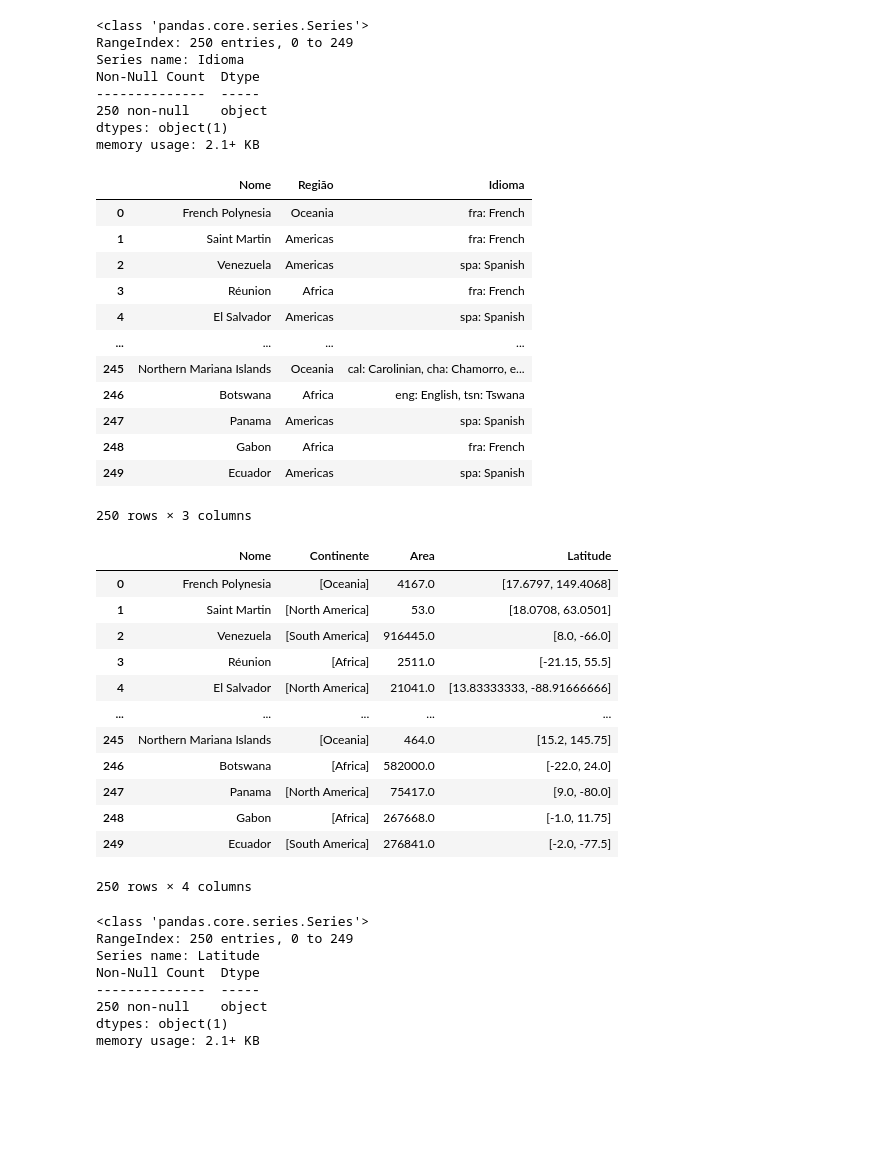
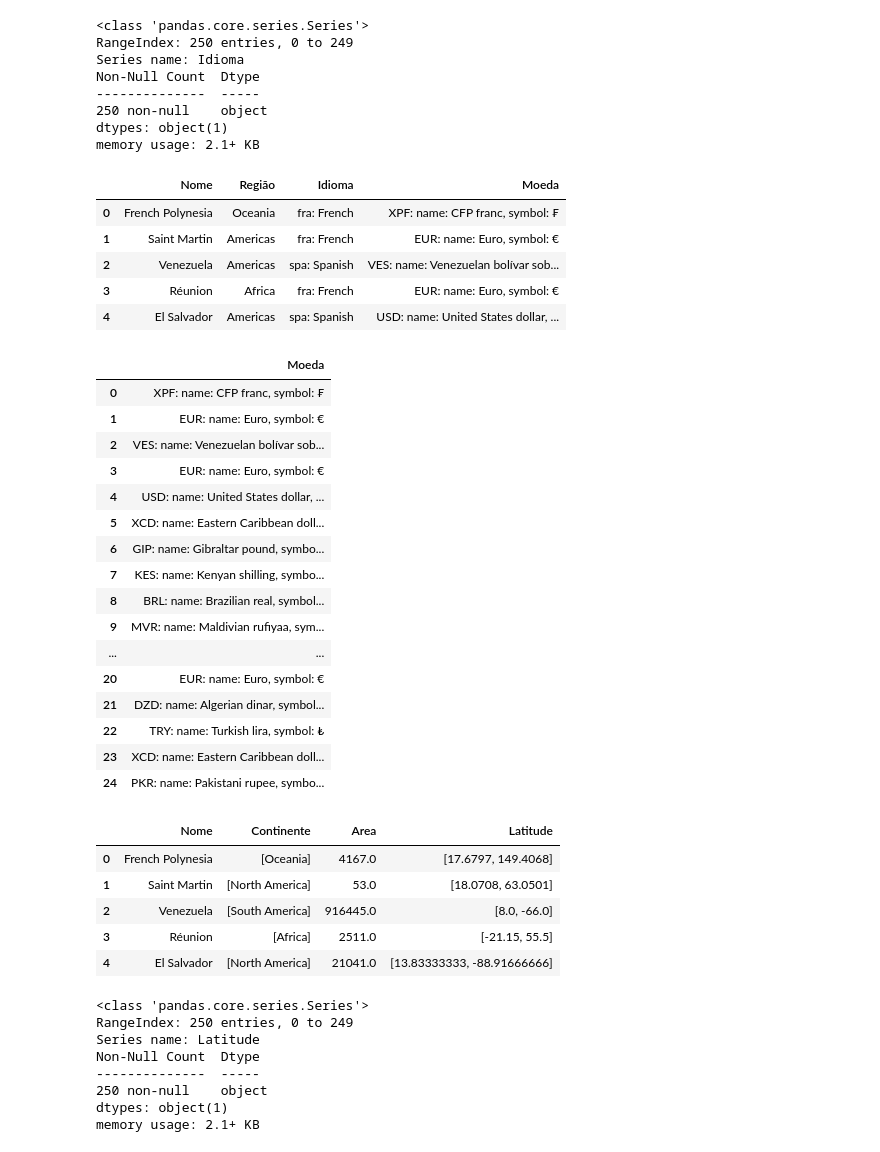
Before and after one commit to Daniel-ps16/Projeto_Final_Python, a Jupyter notebook: Projeto 01.ipynb, the cells around one changed output. Cells and saved outputs as stored; diff of their text form; code cells hidden in the pictures; blank space fills up the shorter version.

```diff
--- a/Projeto 01.ipynb
+++ b/Projeto 01.ipynb
@@ -43,6 +43,7 @@ continents   =[pais['continents'] for pais in data_json]
 area         =[pais['area'] for pais in data_json]
 latitute     =[pais['latlng'] for pais in data_json]
 linguagens   =[pais.get('languages', 'N/A') for pais in data_json]
+moeda        =[pais.get('currencies') for pais in data_json]
 
 
 pop_paises = pd.DataFrame({
@@ -55,7 +56,8 @@ pop_paises = pd.DataFrame({
 reg_paises = pd.DataFrame({
     'Nome' : nome,
     'Região' : region,
-    'Idioma' : linguagens
+    'Idioma' : linguagens,
+    'Moeda'  : moeda
 })
 
 con_paises = pd.DataFrame({
@@ -136,28 +131,46 @@ dtypes: object(1)
 memory usage: 2.1+ KB
 # %%
 reg_paises['Idioma'] = reg_paises['Idioma'].astype(str)
+reg_paises['Moeda'] = reg_paises['Moeda'].astype(str)
 # %%
 reg_paises['Idioma'] = reg_paises['Idioma'].str.replace('{', '')
 reg_paises['Idioma'] = reg_paises['Idioma'].str.replace('}', '')
 reg_paises['Idioma'] = reg_paises['Idioma'].str.replace("'", '')
+# %%
+reg_paises['Moeda'] = reg_paises['Moeda'].str.replace('{', '')
+reg_paises['Moeda'] = reg_paises['Moeda'].str.replace('}', '')
+reg_paises['Moeda'] = reg_paises['Moeda'].str.replace("'", '')
 # %%
-reg_paises
+reg_paises.head()
 # %% [output]
-|  | Nome | Região | Idioma |
-| 0 | French Polynesia | Oceania | fra: French |
-| 1 | Saint Martin | Americas | fra: French |
-| 2 | Venezuela | Americas | spa: Spanish |
-| 3 | Réunion | Africa | fra: French |
-| 4 | El Salvador | Americas | spa: Spanish |
-| ... | ... | ... | ... |
-| 245 | Northern Mariana Islands | Oceania | cal: Carolinian, cha: Chamorro, e... |
-| 246 | Botswana | Africa | eng: English, tsn: Tswana |
-| 247 | Panama | Americas | spa: Spanish |
-| 248 | Gabon | Africa | fra: French |
-| 249 | Ecuador | Americas | spa: Spanish |
+|  | Nome | Região | Idioma | Moeda |
+| 0 | French Polynesia | Oceania | fra: French | XPF: name: CFP franc, symbol: ₣ |
+| 1 | Saint Martin | Americas | fra: French | EUR: name: Euro, symbol: € |
+| 2 | Venezuela | Americas | spa: Spanish | VES: name: Venezuelan bolívar sob... |
+| 3 | Réunion | Africa | fra: French | EUR: name: Euro, symbol: € |
+| 4 | El Salvador | Americas | spa: Spanish | USD: name: United States dollar, ... |
-250 rows × 3 columns
+# %%
+reg_paises['Moeda'].head(25).to_frame()
+# %% [output]
+|  | Moeda |
+| 0 | XPF: name: CFP franc, symbol: ₣ |
+| 1 | EUR: name: Euro, symbol: € |
+| 2 | VES: name: Venezuelan bolívar sob... |
+| 3 | EUR: name: Euro, symbol: € |
+| 4 | USD: name: United States dollar, ... |
+| 5 | XCD: name: Eastern Caribbean doll... |
+| 6 | GIP: name: Gibraltar pound, symbo... |
+| 7 | KES: name: Kenyan shilling, symbo... |
+| 8 | BRL: name: Brazilian real, symbol... |
+| 9 | MVR: name: Maldivian rufiyaa, sym... |
+| ... | ... |
+| 20 | EUR: name: Euro, symbol: € |
+| 21 | DZD: name: Algerian dinar, symbol... |
+| 22 | TRY: name: Turkish lira, symbol: ₺ |
+| 23 | XCD: name: Eastern Caribbean doll... |
+| 24 | PKR: name: Pakistani rupee, symbo... |
 # %%
-con_paises
+con_paises.head()
 # %% [output]
 |  | Nome | Continente | Area | Latitude |
 | 0 | French Polynesia | [Oceania] | 4167.0 | [17.6797, 149.4068] |
@@ -165,13 +178,6 @@ con_paises
 | 2 | Venezuela | [South America] | 916445.0 | [8.0, -66.0] |
 | 3 | Réunion | [Africa] | 2511.0 | [-21.15, 55.5] |
 | 4 | El Salvador | [North America] | 21041.0 | [13.83333333, -88.91666666] |
-| ... | ... | ... | ... | ... |
-| 245 | Northern Mariana Islands | [Oceania] | 464.0 | [15.2, 145.75] |
-| 246 | Botswana | [Africa] | 582000.0 | [-22.0, 24.0] |
-| 247 | Panama | [North America] | 75417.0 | [9.0, -80.0] |
-| 248 | Gabon | [Africa] | 267668.0 | [-1.0, 11.75] |
-| 249 | Ecuador | [South America] | 276841.0 | [-2.0, -77.5] |
-250 rows × 4 columns
 # %%
 con_paises['Latitude'].info()
 # %% [output]
```
Also changed, not shown: parts of 1 cell of this notebook.
